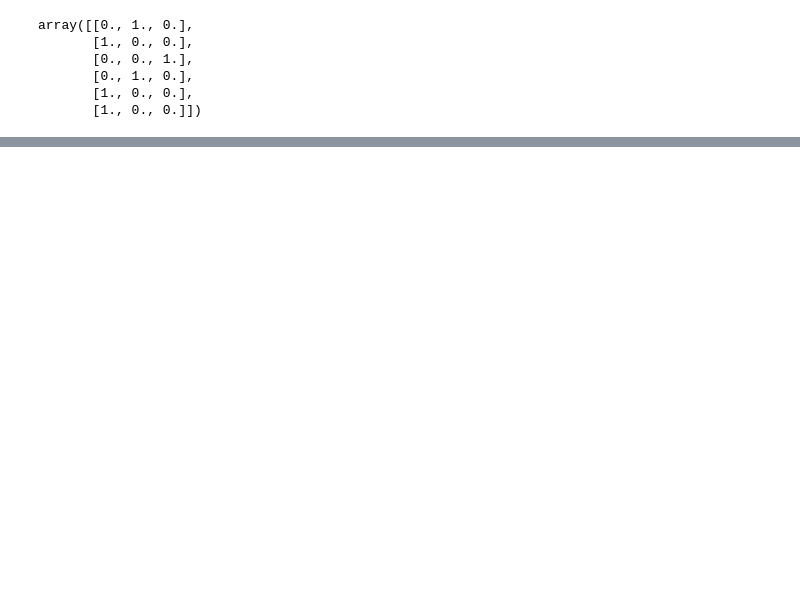
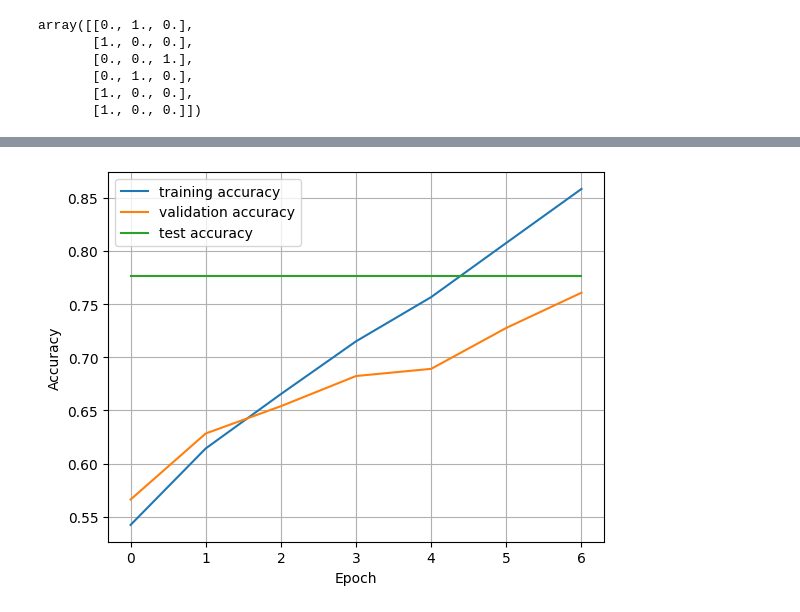
Before and after one commit to Riddy21/EEG_Model_Training, a Jupyter notebook: EEG_Binary_Classification_CNN-RNN_Trial-1.ipynb, the cells around one changed output, grey strips where cells are left out. Cells and saved outputs as stored; diff of their text form; code cells hidden in the pictures; blank space fills up the shorter version.

```diff
--- a/EEG_Binary_Classification_CNN-RNN_Trial-1.ipynb
+++ b/EEG_Binary_Classification_CNN-RNN_Trial-1.ipynb
@@ -682,0 +697,11 @@ plt.savefig('attempt5_loss.png')
+# %%
+plt.plot(results.history['accuracy'])
+plt.plot(results.history['val_accuracy'])
+plt.plot([test_results[1] for i in range(len(results.history['accuracy']))])
+plt.legend(('training accuracy', 'validation accuracy', 'test accuracy'))
+plt.xlabel("Epoch")
+plt.ylabel("Accuracy")
+plt.grid()
+plt.savefig('attempt5_accuracy.png')
+# %% [output]
+[figure, added]
```
Also changed, not shown: parts of 28 cells of this notebook, 6 other files.
